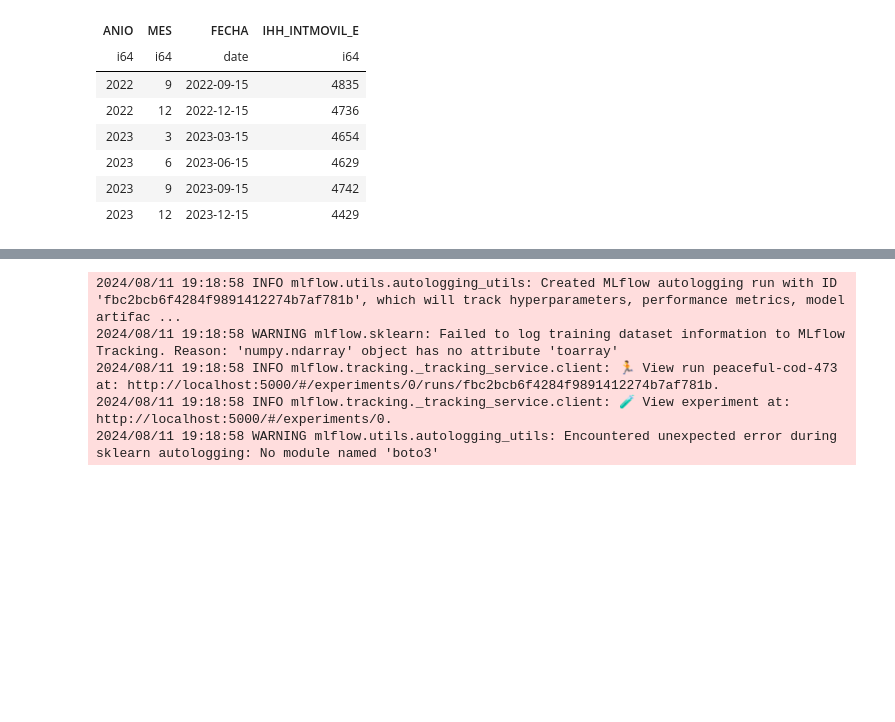
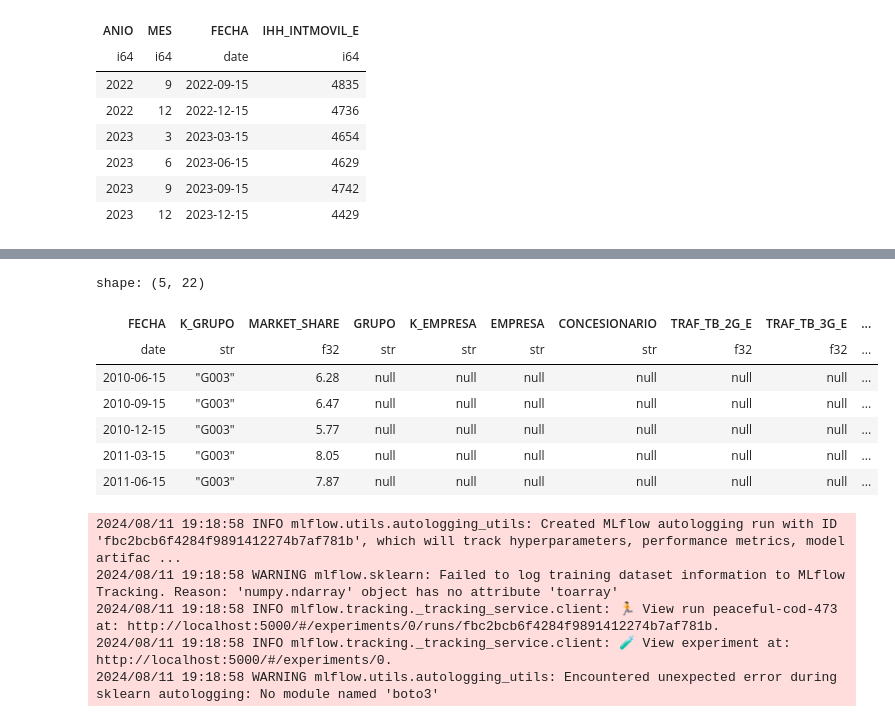
Before and after one commit to Gjloz009/data-engineering-and-mlops-project, a Jupyter notebook: jupyter_files/EDA.ipynb, the cells around one changed output, grey strips where cells are left out. Saved outputs shown, nothing was run; the diff lists cells and outputs as text; code cells hidden in the pictures; blank space fills up the shorter version.

```diff
--- a/jupyter_files/EDA.ipynb
+++ b/jupyter_files/EDA.ipynb
@@ -706,3 +661,14 @@ with mlflow.start_run():
+# %%
+sj_g003.head()
+# %% [output]
+shape: (5, 22)
+| FECHA | K_GRUPO | MARKET_SHARE | GRUPO | K_EMPRESA | EMPRESA | CONCESIONARIO | TRAF_TB_2G_E | TRAF_TB_3G_E | ... |
+| date | str | f32 | str | str | str | str | f32 | f32 | ... |
+| 2010-06-15 | "G003" | 6.28 | null | null | null | null | null | null | ... |
+| 2010-09-15 | "G003" | 6.47 | null | null | null | null | null | null | ... |
+| 2010-12-15 | "G003" | 5.77 | null | null | null | null | null | null | ... |
+| 2011-03-15 | "G003" | 8.05 | null | null | null | null | null | null | ... |
+| 2011-06-15 | "G003" | 7.87 | null | null | null | null | null | null | ... |
 # %%
 from sklearn.model_selection import train_test_split
 from sklearn.linear_model import LinearRegression
```
Also changed, not shown: parts of 4 cells of this notebook.
